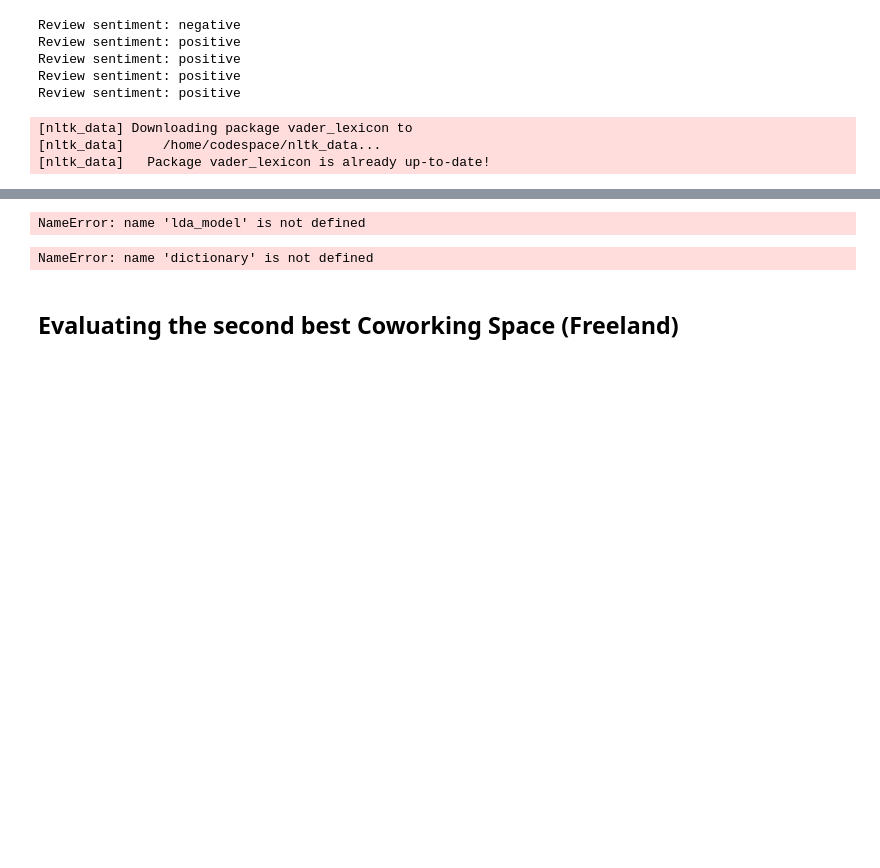
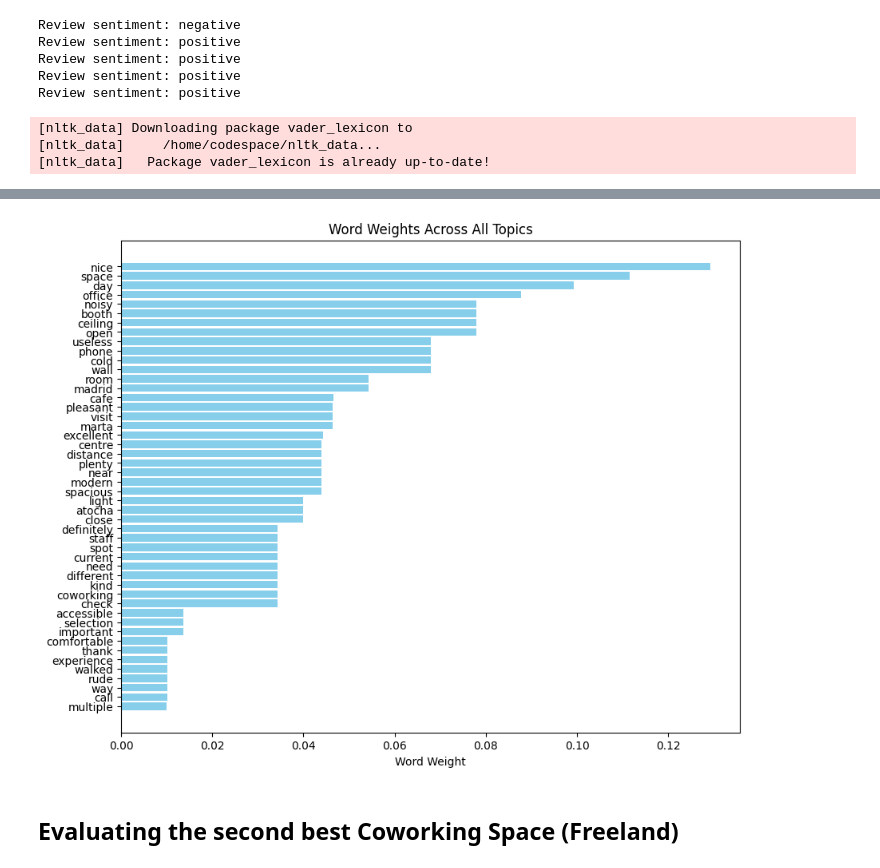
Before and after one commit to GabrielFersPin/Coworking, a Jupyter notebook: src/web_scrapping/extracting_data.ipynb, the cells around one changed output, grey strips where cells are left out. Cells and saved outputs as stored; diff of their text form; code cells hidden in the pictures; blank space fills up the shorter version.

Commit message:
modified:   src/web_scrapping/extracting_data.ipynb 	new file:   src/web_scrapping/merged_data.csv

```diff
--- a/src/web_scrapping/extracting_data.ipynb
+++ b/src/web_scrapping/extracting_data.ipynb
@@ -247,49 +208,41 @@ LookupError:
-# %%
-import pandas as pd
-
-# Extract word weights from the LDA model
-word_weights = {dictionary[word_id]: weight for word_id, weight in lda_model.get_topic_terms(i, topn=len(dictionary))}
-
-# Convert word weights dictionary to a DataFrame
-df_talent = pd.DataFrame(word_weights.items(), columns=['word', 'weight'])
-
-# Display the DataFrame
-print(df_talent)
-# %% [output]
-NameError: name 'lda_model' is not defined
 # %%
 import matplotlib.pyplot as plt
 
-# Function to plot word weights
-def plot_word_weights(lda_model, feature_names, n_top_words=10):
+def plot_word_weights(lda_model, dictionary, num_words=10):
+    """
+    Plot the word weights across all topics from the LDA model.
+
+    Args:
+        lda_model (LdaModel): The trained LDA model.
+        dictionary (Dictionary): The Gensim dictionary.
+        num_words (int): Number of top words to plot. Default is 10.
+    """
     # Combine probabilities of each word across all topics
     word_weights = {}
-    for i, topic in enumerate(lda_model.components_):
-        for j in topic.argsort()[:-n_top_words - 1:-1]:
-            if feature_names[j] in word_weights:
-                word_weights[feature_names[j]] += topic[j]
-            else:
-                word_weights[feature_names[j]] = topic[j]
+    for topic_id in range(lda_model.num_topics):
+        # Extract word probabilities for the current topic
+        topic_terms = lda_model.get_topic_terms(topic_id, topn=num_words)
+        for word_id, weight in topic_terms:
+            word = dictionary[word_id]
+            word_weights[word] = word_weights.get(word, 0) + weight
 
-    # Sort words by their weights
+    # Sort words by their combined weights
     sorted_word_weights = sorted(word_weights.items(), key=lambda x: x[1], reverse=True)
     words, weights = zip(*sorted_word_weights)
 
     # Plot word weights
     plt.figure(figsize=(10, 8))
     plt.barh(range(len(words)), weights, align='center', color='skyblue')
     plt.yticks(range(len(words)), words, fontsize=10)
     plt.gca().invert_yaxis()
     plt.xlabel('Word Weight')
-    plt.title('Talent Garden Madrid Word Weights')
+    plt.title('Word Weights Across All Topics')
     plt.show()
 
-# Get feature names
-feature_names = list(dictionary.values())
 # Plot word weights
-plot_word_weights(lda_model, feature_names)
+plot_word_weights(lda_model, dictionary, num_words=10)
 # %% [output]
-NameError: name 'dictionary' is not defined
+[figure, added]
 # %% [markdown]
 ## Evaluating the second best Coworking Space (Freeland)
 # %%
```
Also changed, not shown: parts of 15 cells of this notebook, 1 other file.
